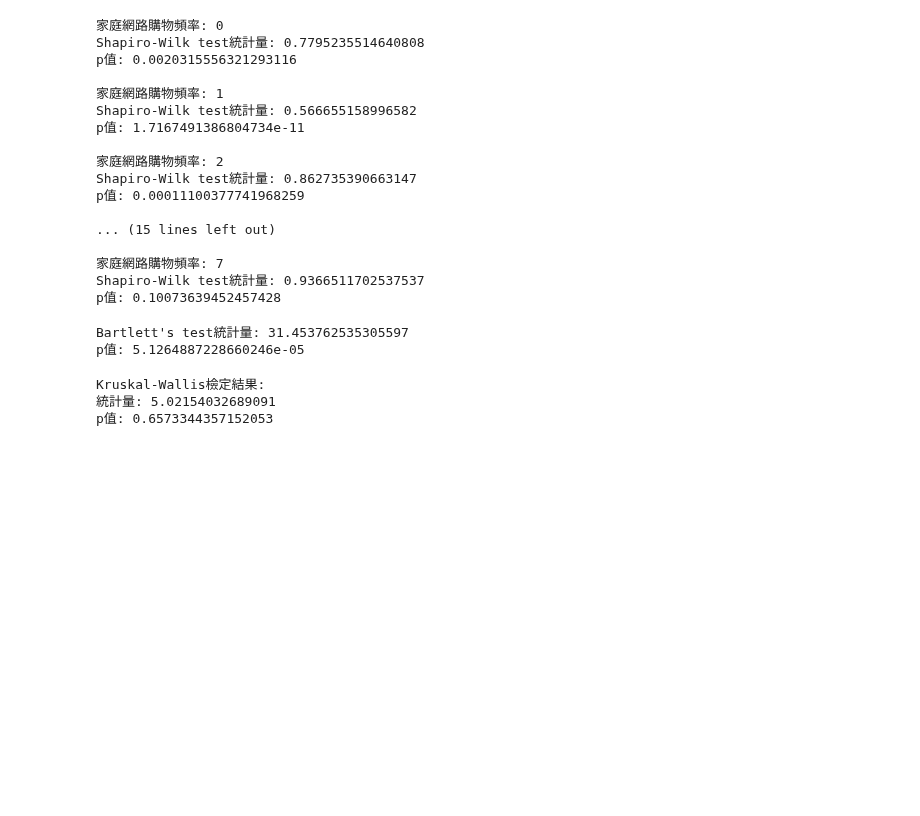
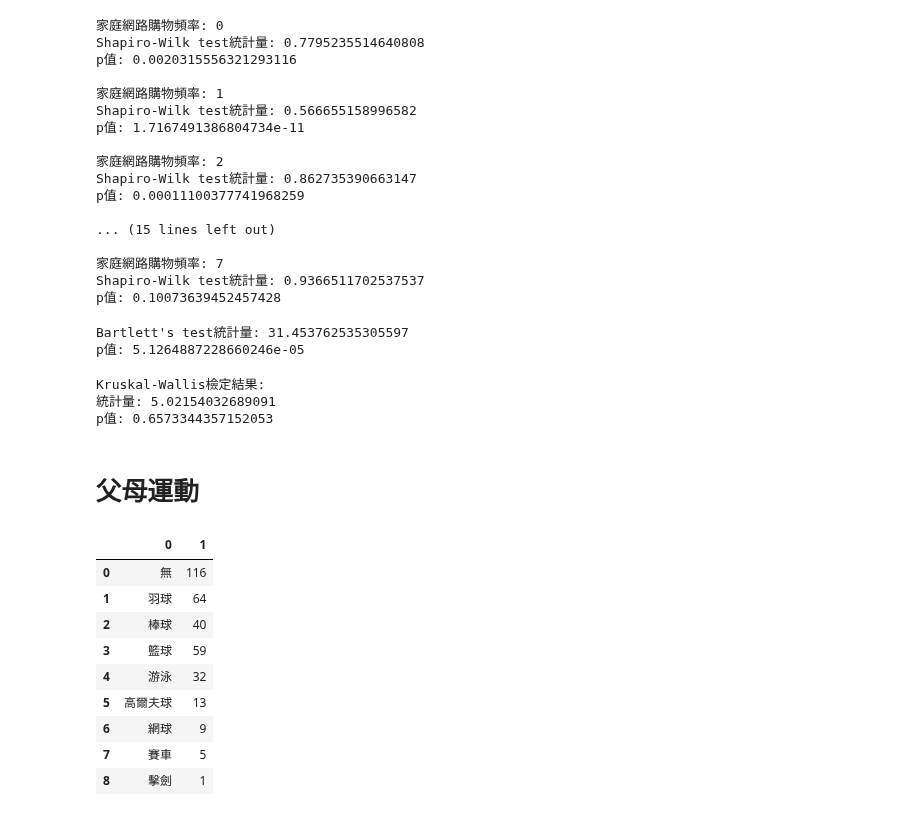
Before and after one commit to whats2000/coding-stuff-I-make-from-learning, a Jupyter notebook: Pythons/statistic/Pocket Money/PockerMoney.ipynb, the cells around one changed output. Cells and saved outputs as stored; diff of their text form; code cells hidden in the pictures; blank space fills up the shorter version.

```diff
--- a/Pythons/statistic/Pocket Money/PockerMoney.ipynb
+++ b/Pythons/statistic/Pocket Money/PockerMoney.ipynb
@@ -590,3 +612,27 @@ print("p值:", p_value)
 Kruskal-Wallis檢定結果:
 統計量: 5.02154032689091
 p值: 0.6573344357152053
+# %% [markdown]
+# 父母運動
+# %%
+from collections import Counter
+
+# 將所有類別組合進行分割
+sport_combinations = df['家庭成員喜歡/擅長的運動'].str.split(', ')
+
+# 計算每個類別的數量
+counts = Counter(sport for sublist in sport_combinations for sport in sublist)
+
+# 輸出結果
+pd.DataFrame(counts.items())
+# %% [output]
+|  | 0 | 1 |
+| 0 | 無 | 116 |
+| 1 | 羽球 | 64 |
+| 2 | 棒球 | 40 |
+| 3 | 籃球 | 59 |
+| 4 | 游泳 | 32 |
+| 5 | 高爾夫球 | 13 |
+| 6 | 網球 | 9 |
+| 7 | 賽車 | 5 |
+| 8 | 擊劍 | 1 |
```
Also changed, not shown: parts of 5 cells of this notebook.
